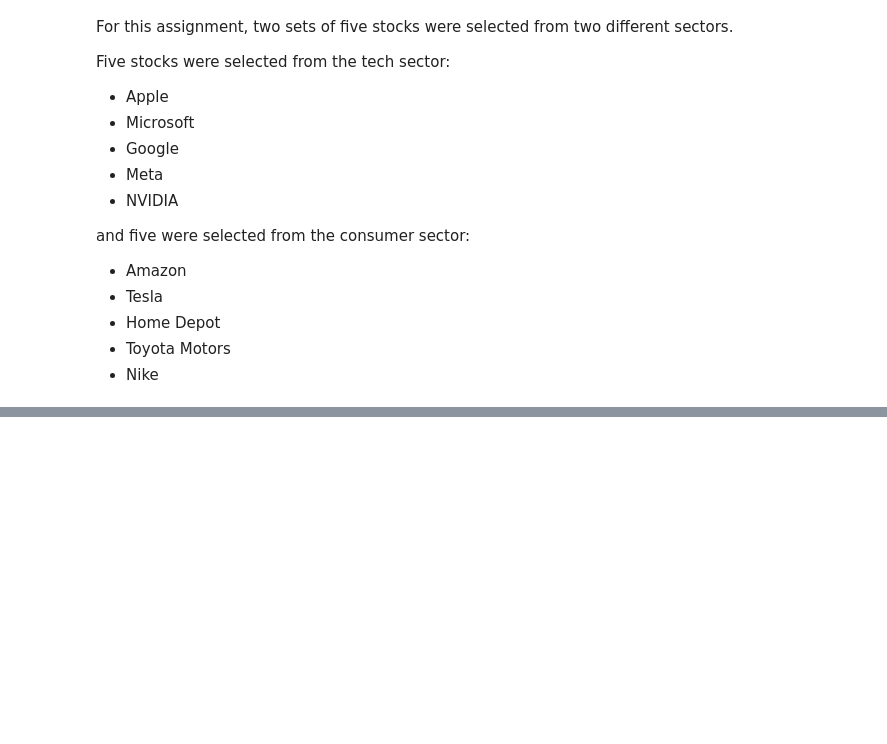
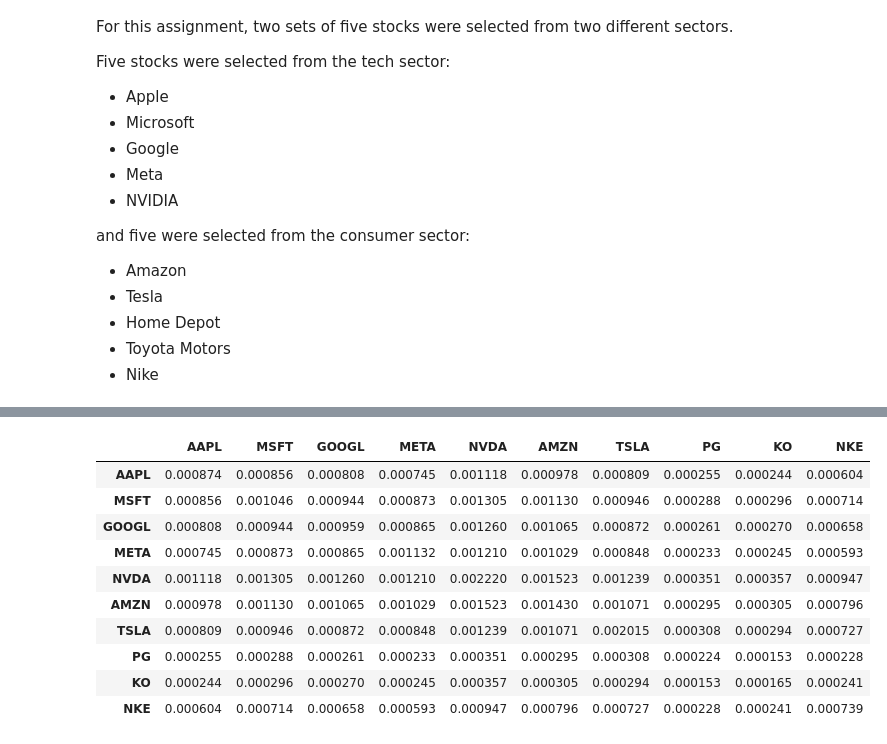
Before and after one commit to gkgkgkgk/ECE478-FSP, a Jupyter notebook: PS1/ps1.ipynb, the cells around one changed output, grey strips where cells are left out. Saved outputs shown, nothing was run; the diff lists cells and outputs as text; code cells hidden in the pictures; blank space fills up the shorter version.

```diff
--- a/PS1/ps1.ipynb
+++ b/PS1/ps1.ipynb
@@ -109,0 +119,21 @@ display(covariance_consumer)
+# %%
+singleFactorReturns = pd.DataFrame()
+
+for tick in ticks[:-1]:
+    beta = expectedReturns[tick].cov(expectedReturns['^SP500TR']) / expectedReturns['^SP500TR'].var()
+    alpha = expectedReturns[tick].mean() - beta * expectedReturns['^SP500TR'].mean()
+    singleFactorReturns[tick] = expectedReturns[tick] - alpha + beta * expectedReturns['^SP500TR']
+
+display(singleFactorReturns.cov())
+# %% [output]
+|  | AAPL | MSFT | GOOGL | META | NVDA | AMZN | TSLA | PG | KO | NKE |
+| AAPL | 0.000874 | 0.000856 | 0.000808 | 0.000745 | 0.001118 | 0.000978 | 0.000809 | 0.000255 | 0.000244 | 0.000604 |
+| MSFT | 0.000856 | 0.001046 | 0.000944 | 0.000873 | 0.001305 | 0.001130 | 0.000946 | 0.000288 | 0.000296 | 0.000714 |
+| GOOGL | 0.000808 | 0.000944 | 0.000959 | 0.000865 | 0.001260 | 0.001065 | 0.000872 | 0.000261 | 0.000270 | 0.000658 |
+| META | 0.000745 | 0.000873 | 0.000865 | 0.001132 | 0.001210 | 0.001029 | 0.000848 | 0.000233 | 0.000245 | 0.000593 |
+| NVDA | 0.001118 | 0.001305 | 0.001260 | 0.001210 | 0.002220 | 0.001523 | 0.001239 | 0.000351 | 0.000357 | 0.000947 |
+| AMZN | 0.000978 | 0.001130 | 0.001065 | 0.001029 | 0.001523 | 0.001430 | 0.001071 | 0.000295 | 0.000305 | 0.000796 |
+| TSLA | 0.000809 | 0.000946 | 0.000872 | 0.000848 | 0.001239 | 0.001071 | 0.002015 | 0.000308 | 0.000294 | 0.000727 |
+| PG | 0.000255 | 0.000288 | 0.000261 | 0.000233 | 0.000351 | 0.000295 | 0.000308 | 0.000224 | 0.000153 | 0.000228 |
+| KO | 0.000244 | 0.000296 | 0.000270 | 0.000245 | 0.000357 | 0.000305 | 0.000294 | 0.000153 | 0.000165 | 0.000241 |
+| NKE | 0.000604 | 0.000714 | 0.000658 | 0.000593 | 0.000947 | 0.000796 | 0.000727 | 0.000228 | 0.000241 | 0.000739 |
```
Also changed, not shown: parts of 16 cells of this notebook.
